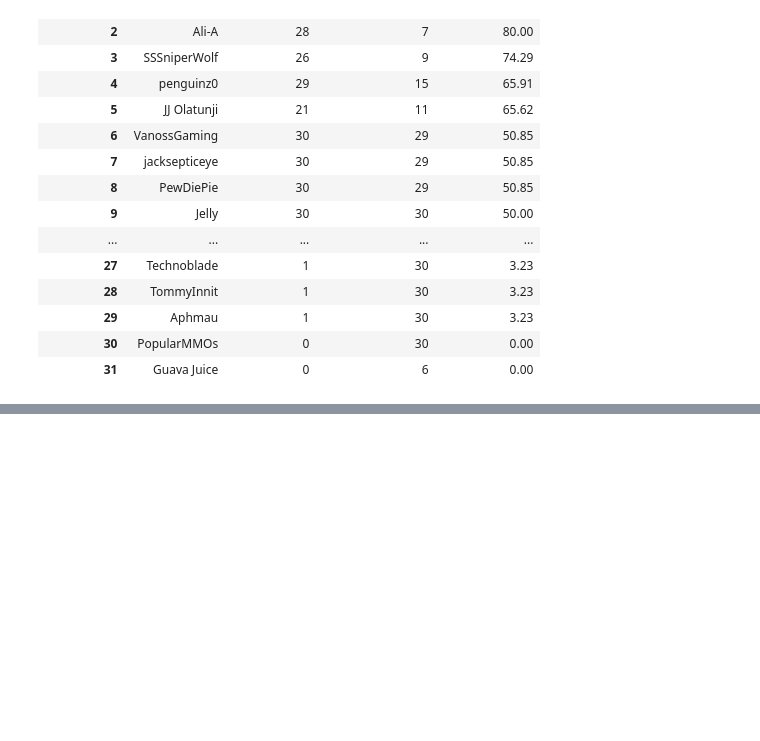
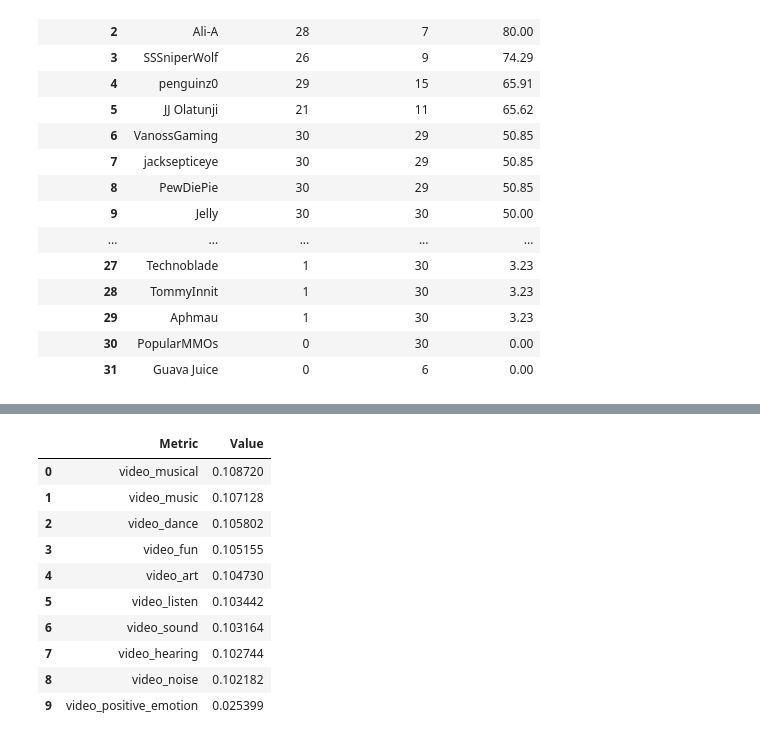
Before and after one commit to IMT-547-Team-1/YouTube-Toxic-Comments, a Jupyter notebook: Analysis/02-Analysis.ipynb, the cells around one changed output, grey strips where cells are left out. Cells and saved outputs as stored; diff of their text form; code cells hidden in the pictures; blank space fills up the shorter version.

```diff
--- a/Analysis/02-Analysis.ipynb
+++ b/Analysis/02-Analysis.ipynb
@@ -366,0 +443,20 @@ count_vid_by_channel_genre
+# %%
+## select top 10 keywords in the least toxic videos
+lowest_toxicity_dataset = sorted_video_data.loc[lowest_toxicity_indices]
+
+lowest_toxicity = extract_keywords_for_dataset(lowest_toxicity_dataset, num_keywords=10)
+
+lowest_toxicity_df = pd.DataFrame(list(lowest_toxicity.items()), columns=['Metric', 'Value'])
+lowest_toxicity_df
+# %% [output]
+|  | Metric | Value |
+| 0 | video_musical | 0.108720 |
+| 1 | video_music | 0.107128 |
+| 2 | video_dance | 0.105802 |
+| 3 | video_fun | 0.105155 |
+| 4 | video_art | 0.104730 |
+| 5 | video_listen | 0.103442 |
+| 6 | video_sound | 0.103164 |
+| 7 | video_hearing | 0.102744 |
+| 8 | video_noise | 0.102182 |
+| 9 | video_positive_emotion | 0.025399 |
```
Also changed, not shown: parts of 10 cells of this notebook.
